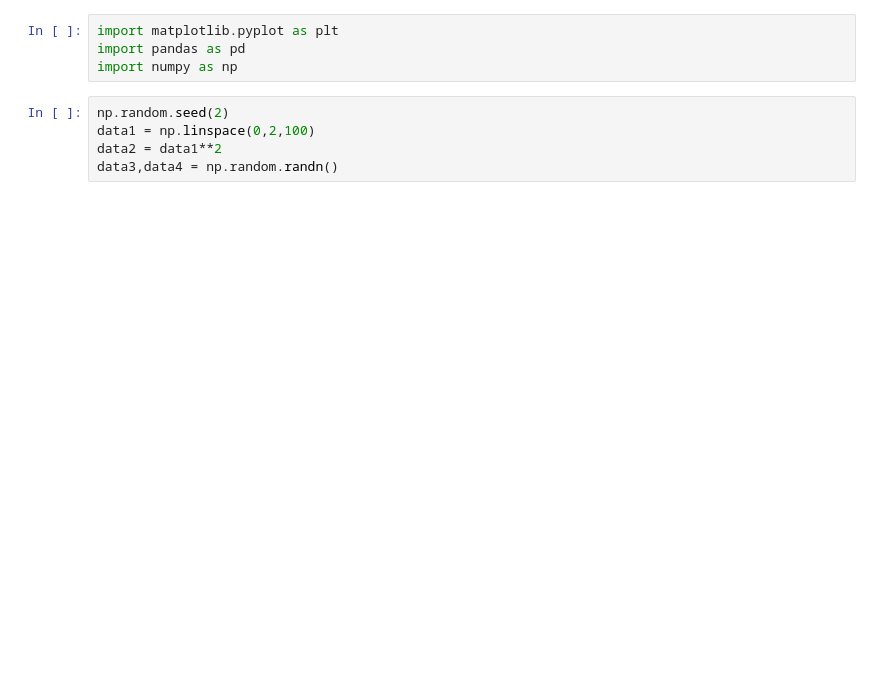
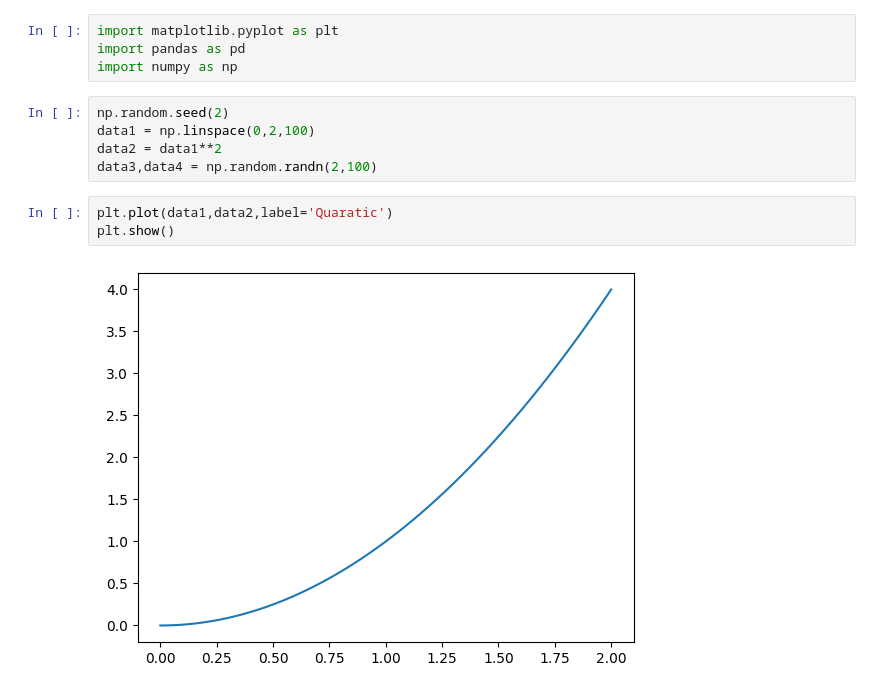
Before and after one commit to Bysaninikhilesh/Banking-Project-with-OOPS, a Jupyter notebook: chapter_appendix-tools-for-deep-learning/jupyter.ipynb, the cells around one changed output. Cells and saved outputs as stored; diff of their text form; blank space fills up the shorter version.

```diff
--- a/chapter_appendix-tools-for-deep-learning/jupyter.ipynb
+++ b/chapter_appendix-tools-for-deep-learning/jupyter.ipynb
@@ -159,4 +159,9 @@ import numpy as np
 np.random.seed(2)
 data1 = np.linspace(0,2,100)
 data2 = data1**2
-data3,data4 = np.random.randn()
+data3,data4 = np.random.randn(2,100)
+# %%
+plt.plot(data1,data2,label='Quaratic')
+plt.show()
+# %% [output]
+[figure, added]
```
Also changed, not shown: parts of 3 cells of this notebook.
